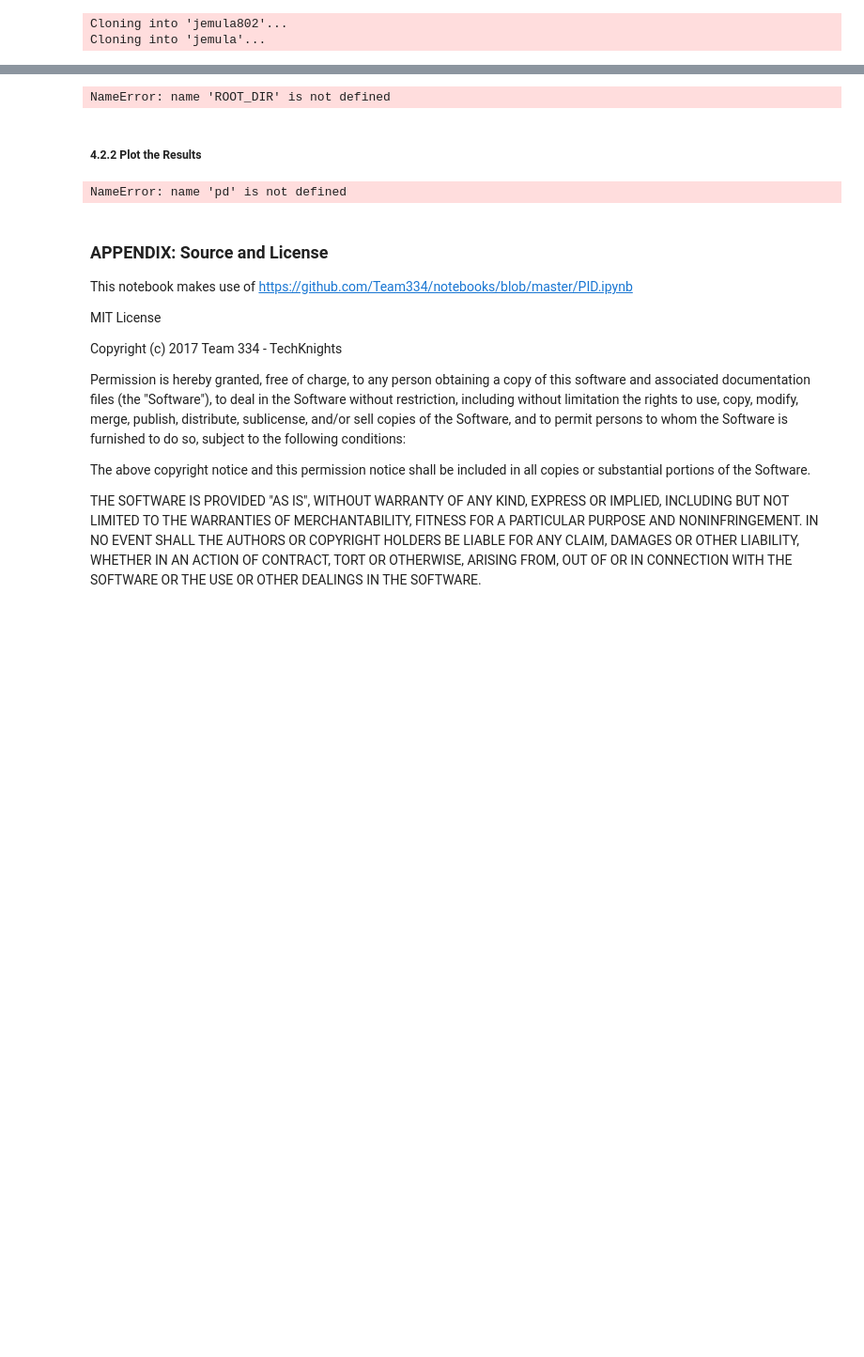
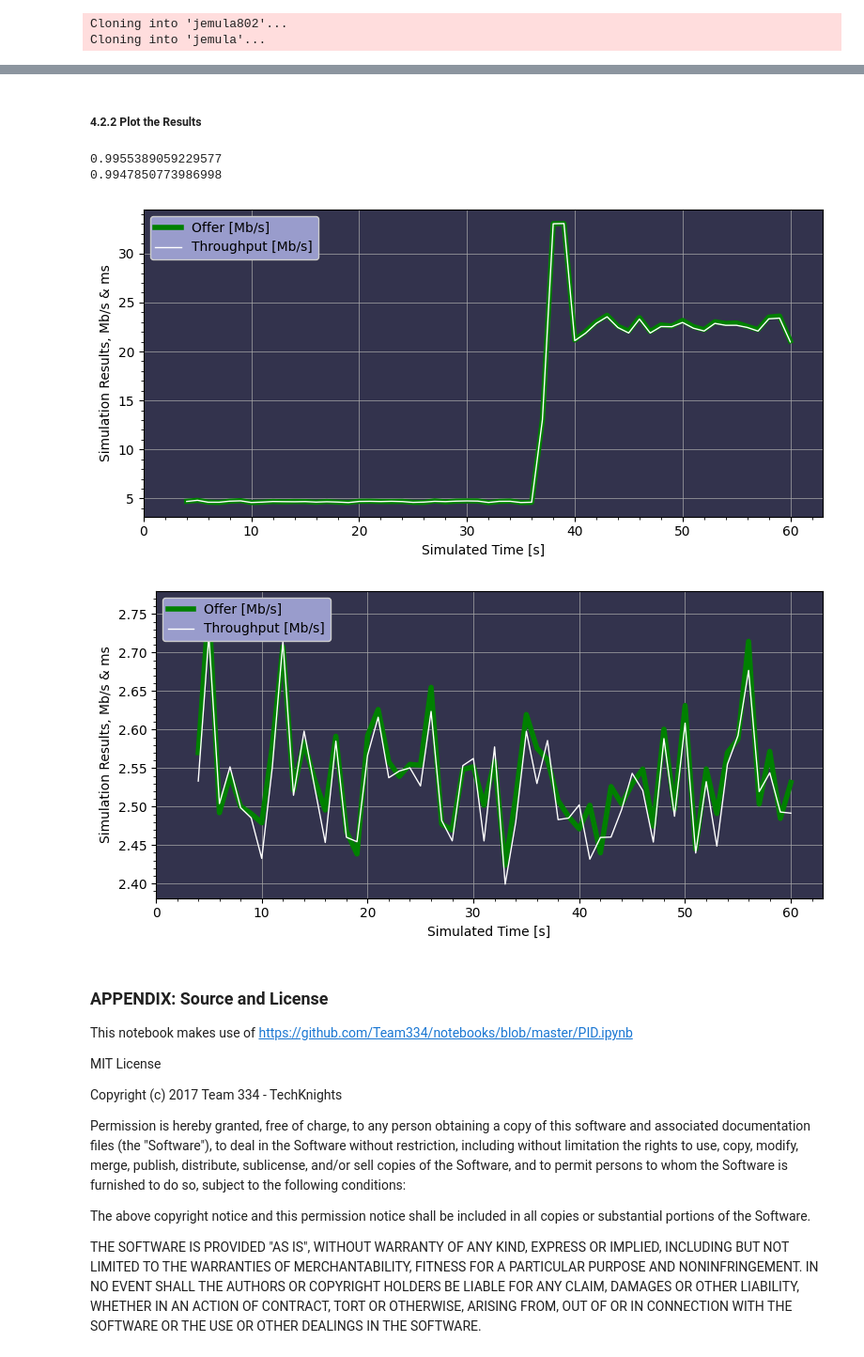
Before and after one commit to SchnitzelBeef/MobComp08, a Jupyter notebook: PidController.ipynb, the cells around one changed output, grey strips where cells are left out. Shown at 94% size. Saved outputs shown, nothing was run; the diff lists cells and outputs as text; code cells hidden in the pictures; blank space fills up the shorter version.

Commit message:
randomMOD and testing env.

```diff
--- a/PidController.ipynb
+++ b/PidController.ipynb
@@ -395,49 +70,54 @@ Root directory is e:\MobComp\results_MobComp_A07
-# %%
-import os
-os.chdir(ROOT_DIR)
-SCENARIO01="jemula802/scenarios/ETH_Course/MobComp_assignment08.xml"
-!echo Running scenario $SCENARIO01
-!java -Xms2G -Xmx2G -classpath "jemula802/bin;jemula/bin;jemula/lib/xstream-1.3.1.jar;jemula/lib/jfreechart-1.5.3.jar;jemula/lib/jcommon-1.0.23.jar;jemula/lib/commons-io-2.14.0.jar" emulator.JE802Starter $SCENARIO01
-# %% [output]
-NameError: name 'ROOT_DIR' is not defined
 # %% [markdown]
 ##### 4.2.2 Plot the Results
 # %%
 def plot_thrp_offer(result_total_offer, result_total_thrp):
     fig, ax = plt.subplots(figsize=(8, 4))
     theLineWidth = 2
     ax.cla()
     ax.grid(color="#AAAAAA", linewidth=.5, linestyle='-', alpha=1)
     ax.axis([None, None, None, None])
     ax.set_facecolor((.2, 0.2, 0.3))
     plt.xlim(0, np.max(result_total_offer.iloc[:, 0]) / 1000 * 1.05)  # Set x-axis limits
     #plt.ylim(0, ylim)  # Set y-axis limits
     plt.xlabel('Simulated Time [s]')
     plt.ylabel('Simulation Results, Mb/s & ms')
     plt.grid(True)  # Turn on the grid
     plt.minorticks_on()  # Enable minor ticks
 
     plt.plot(result_total_offer.iloc[:, 0] / 1000, result_total_offer.iloc[:, 6], '-', color='g', linewidth=4, label='Offer [Mb/s]')
     plt.plot(result_total_thrp.iloc[:, 0] / 1000, result_total_thrp.iloc[:, 6], '-', color='w', linewidth=1, label='Throughput [Mb/s]')
     plt.legend(loc="upper left", fancybox=True, framealpha=1, facecolor=(.6, 0.61, 0.8))
     plt.tight_layout()
 
 
 import os
-if os.path.isdir("results_MobComp_A07"):
-    os.chdir("results_MobComp_A07")
+if os.path.isdir("Results"):
+    os.chdir("Results")
 
-result_total_offer = pd.read_csv('total_offer.csv', skiprows=2)
-result_total_thrp = pd.read_csv('total_thrp.csv', skiprows=2)
+# Plot our stations total througput
+result_total_offer = pd.read_csv("random_TitTatBlaster3000\\total_offer.csv", skiprows=2)
+result_total_thrp = pd.read_csv("random_TitTatBlaster3000\\total_thrp.csv", skiprows=2)
+
+plot_thrp_offer(result_total_offer, result_total_thrp)
+
+result_total_thrp_corr = np.array([0 if pd.isna(x) else x for x in  np.asarray(result_total_thrp)[:, 6]])
+print(sum(result_total_thrp_corr) / sum(np.asarray(result_total_offer)[:, 6]))
+
+# Plot adversary stations total througput
+result_total_offer = pd.read_csv("random_random\\total_offer.csv", skiprows=2)
+result_total_thrp = pd.read_csv("random_random\\total_thrp.csv", skiprows=2)
 
 plot_thrp_offer(result_total_offer, result_total_thrp)
 
 result_total_thrp_corr = np.array([0 if pd.isna(x) else x for x in  np.asarray(result_total_thrp)[:, 6]])
 print(sum(result_total_thrp_corr) / sum(np.asarray(result_total_offer)[:, 6]))
 
 os.chdir(ROOT_DIR)
 # %% [output]
-NameError: name 'pd' is not defined
+0.9955389059229577
+0.9947850773986998
+[figure, added]
+[figure, added]
 # %% [markdown]
 ### APPENDIX: Source and License
 
```
Also changed, not shown: parts of 18 cells of this notebook, 3 other files.
